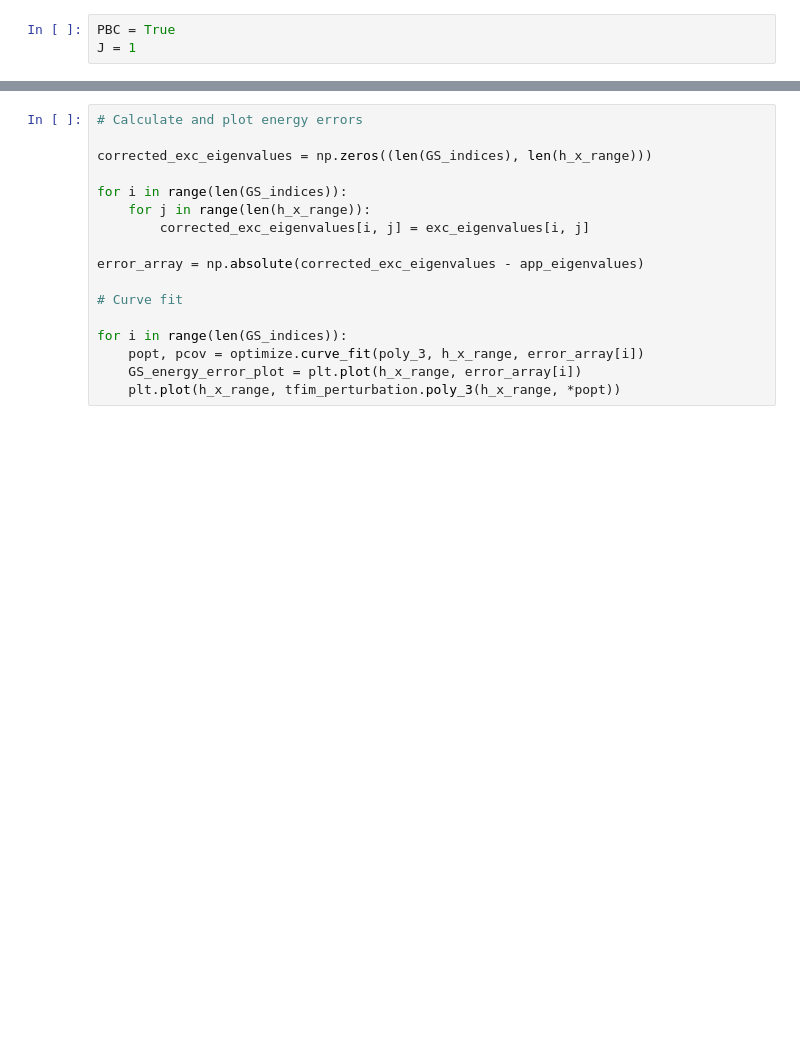
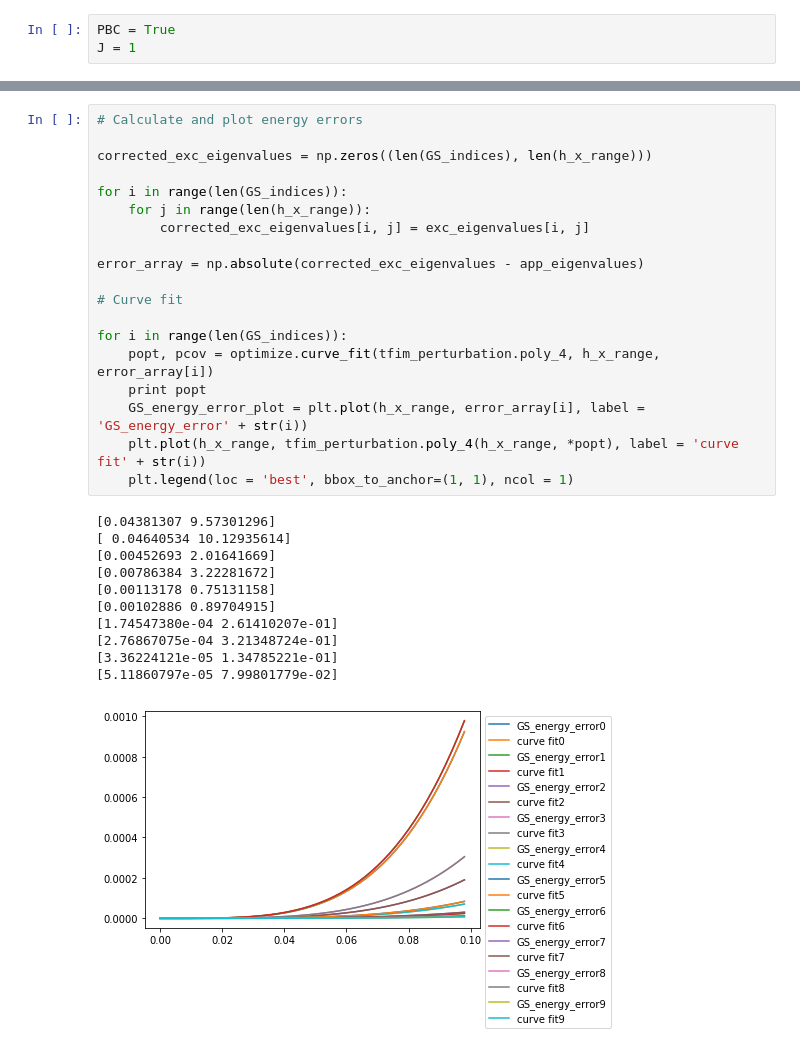
Before and after one commit to youtao1999/tfim_perturbation, a Jupyter notebook: tfim_analysis.ipynb, the cells around one changed output, grey strips where cells are left out. Drawn from its saved outputs; the diff is of its cells as text; blank space fills up the shorter version.

```diff
--- a/tfim_analysis.ipynb
+++ b/tfim_analysis.ipynb
@@ -96,20 +124,34 @@ for i in range(len(GS_indices)):
 # %%
 # Calculate and plot energy errors
 
 corrected_exc_eigenvalues = np.zeros((len(GS_indices), len(h_x_range)))
 
 for i in range(len(GS_indices)):
     for j in range(len(h_x_range)):
         corrected_exc_eigenvalues[i, j] = exc_eigenvalues[i, j]
 
 error_array = np.absolute(corrected_exc_eigenvalues - app_eigenvalues)
 
 # Curve fit
 
 for i in range(len(GS_indices)):
-    popt, pcov = optimize.curve_fit(poly_3, h_x_range, error_array[i])
-    GS_energy_error_plot = plt.plot(h_x_range, error_array[i])
-    plt.plot(h_x_range, tfim_perturbation.poly_3(h_x_range, *popt))
+    popt, pcov = optimize.curve_fit(tfim_perturbation.poly_4, h_x_range, error_array[i])
+    print popt
+    GS_energy_error_plot = plt.plot(h_x_range, error_array[i], label = 'GS_energy_error' + str(i))
+    plt.plot(h_x_range, tfim_perturbation.poly_4(h_x_range, *popt), label = 'curve fit' + str(i))
+    plt.legend(loc = 'best', bbox_to_anchor=(1, 1), ncol = 1)
+# %% [output]
+[0.04381307 9.57301296]
+[ 0.04640534 10.12935614]
+[0.00452693 2.01641669]
+[0.00786384 3.22281672]
+[0.00113178 0.75131158]
+[0.00102886 0.89704915]
+[1.74547380e-04 2.61410207e-01]
+[2.76867075e-04 3.21348724e-01]
+[3.36224121e-05 1.34785221e-01]
+[5.11860797e-05 7.99801779e-02]
+[figure, added]
 # %%
 # Calculate probabilities for approximated eigenstates
 
```
Also changed, not shown: parts of 18 cells of this notebook, 4 other files.
